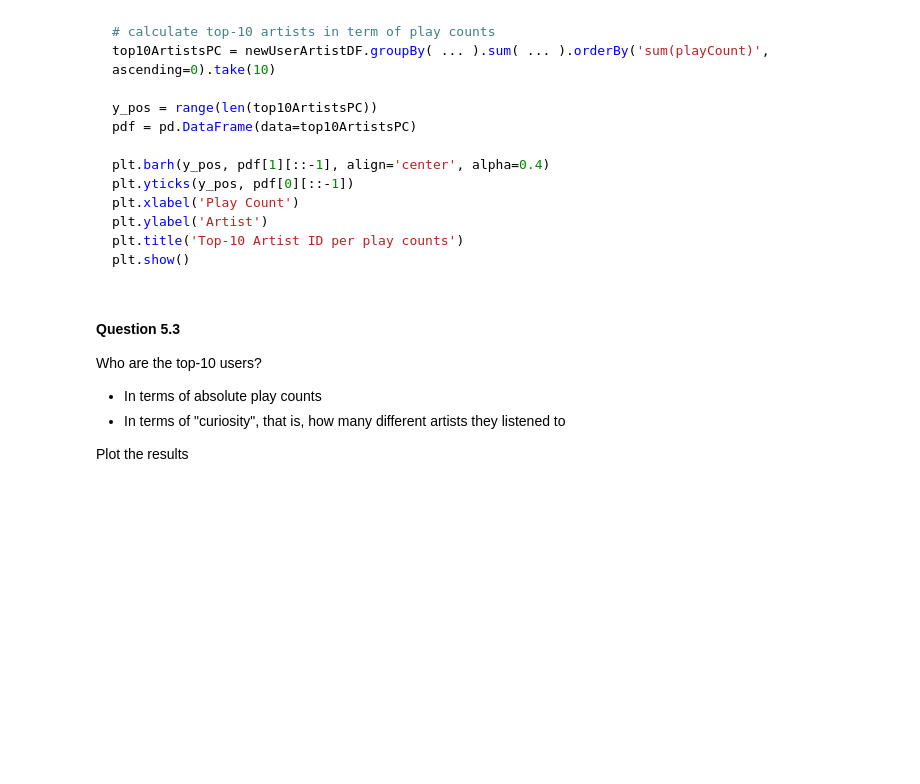
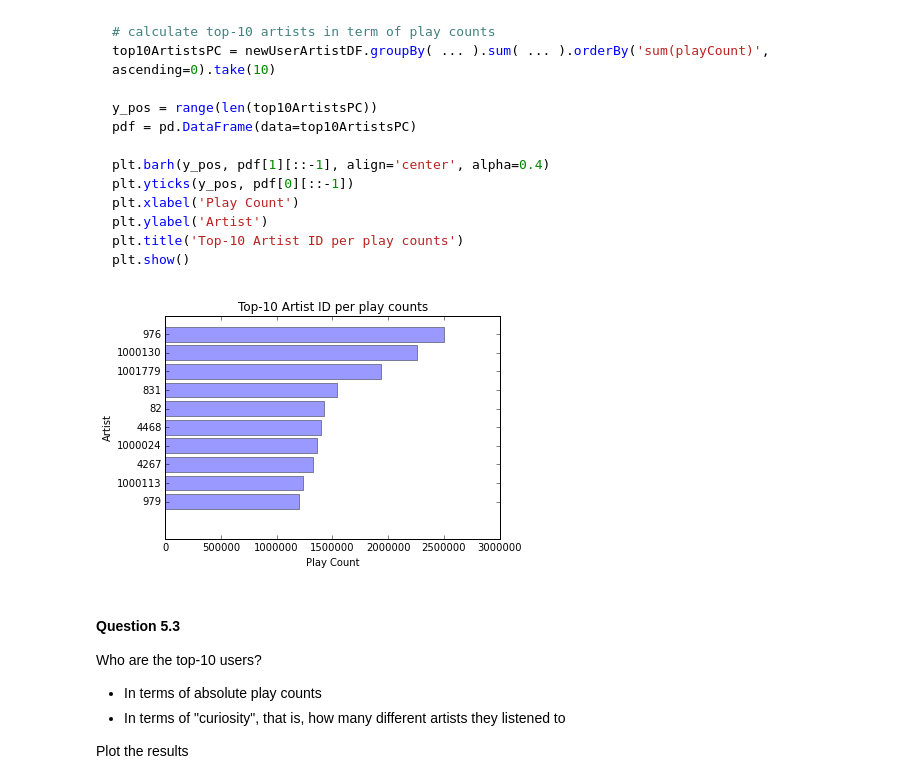
Before and after one commit to trungduynguyen/Algorithmic-Machine-Learning, a Jupyter notebook: Notebooks/[Lecture 3+4] Recommender algorithm - Music recommendations.ipynb, the cells around one changed output. Drawn from its saved outputs; the diff is of its cells as text; code cells hidden in the pictures; blank space fills up the shorter version.

````diff
--- a/Notebooks/[Lecture 3+4] Recommender algorithm - Music recommendations.ipynb
+++ b/Notebooks/[Lecture 3+4] Recommender algorithm - Music recommendations.ipynb
@@ -541,4 +540,6 @@ HINT: Instead of using function `collect`, we can use `collectAsMap` to convert
 artistAlias = artistAliasDF.rdd.map(lambda row: ( ... , ...)). ...
 ```
 # %%
-artistAlias = artistAliasDF.rdd.map(lambda row: ( artistAliasDF.artistID ,artistAliasDF.name).collectAsMap())
+artistAlias = artistAliasDF.rdd.map(lambda row: (row.name,row.artistID)).collectAsMap()
+
+artistAlias.items()
@@ -622,3 +638,23 @@ t1 = time()
 print('The script takes %f seconds' %(t1-t0))
 newUserArtistDF = newUserArtistDF.cache()
 ```
+# %%
+from time import time
+
+bArtistAlias = sc.broadcast(artistAlias)
+
+def replaceMispelledIDs(fields):
+    finalID = bArtistAlias.value.get(fields[1] ,fields[1])
+    return (fields[0], finalID, fields[2])
+
+t0 = time()
+
+newUserArtistDF = sqlContext.createDataFrame(
+    userArtistDF.rdd.map(replaceMispelledIDs),
+    userArtistDataSchema
+)
+newUserArtistDF.show(5)
+t1 = time()
+
+print('The script takes %f seconds' %(t1-t0))
+newUserArtistDF = newUserArtistDF.cache()
@@ -661,6 +716,21 @@ plt.ylabel('Artist')
 plt.title('Top-10 Artist ID per play counts')
 plt.show()
 ```
+# %%
+# calculate top-10 artists in term of play counts
+top10ArtistsPC = newUserArtistDF.groupBy('artistID').sum('playCount').orderBy('sum(playCount)', ascending=0).take(10)
+
+y_pos = range(len(top10ArtistsPC))
+pdf = pd.DataFrame(data=top10ArtistsPC)
+
+plt.barh(y_pos, pdf[1][::-1], align='center', alpha=0.4)
+plt.yticks(y_pos, pdf[0][::-1])
+plt.xlabel('Play Count')
+plt.ylabel('Artist')
+plt.title('Top-10 Artist ID per play counts')
+plt.show()
+# %% [output]
+[figure, added]
 # %% [markdown]
 #### Question 5.3
 
````
Also changed, not shown: parts of 9 cells of this notebook.
